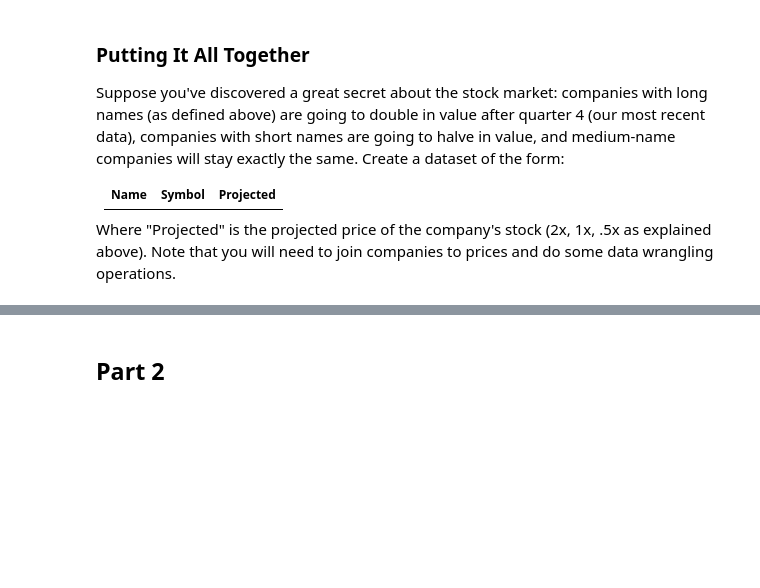
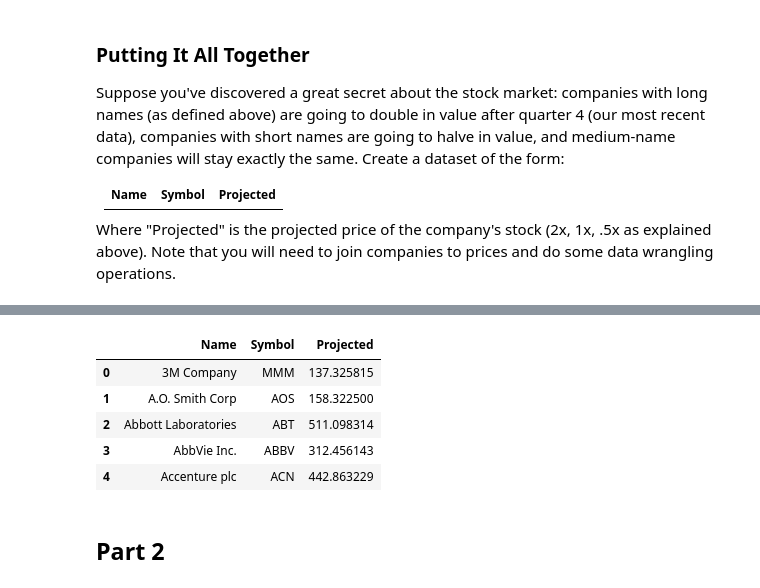
Before and after one commit to uc-python/intermediate-python-datasci, a Jupyter notebook: notebooks/Case Study Solutions.ipynb, the cells around one changed output, grey strips where cells are left out. Cells and saved outputs as stored; diff of their text form; code cells hidden in the pictures; blank space fills up the shorter version.

```diff
--- a/notebooks/Case Study Solutions.ipynb
+++ b/notebooks/Case Study Solutions.ipynb
@@ -155,3 +196,15 @@ Where "Projected" is the projected price of the company's stock (2x, 1x, .5x as
+# %%
+# To clean things up, we only need to keep three columns
+# Resetting the index makes it more standard (i.e. 0, 1, 2, ...)
+final = q4_prices.reset_index()[['Name', 'Symbol', 'Projected']]
+final.head()
+# %% [output]
+|  | Name | Symbol | Projected |
+| 0 | 3M Company | MMM | 137.325815 |
+| 1 | A.O. Smith Corp | AOS | 158.322500 |
+| 2 | Abbott Laboratories | ABT | 511.098314 |
+| 3 | AbbVie Inc. | ABBV | 312.456143 |
+| 4 | Accenture plc | ACN | 442.863229 |
 # %% [markdown]
 ## Part 2
 # %% [markdown]
```
Also changed, not shown: parts of 6 cells of this notebook.
